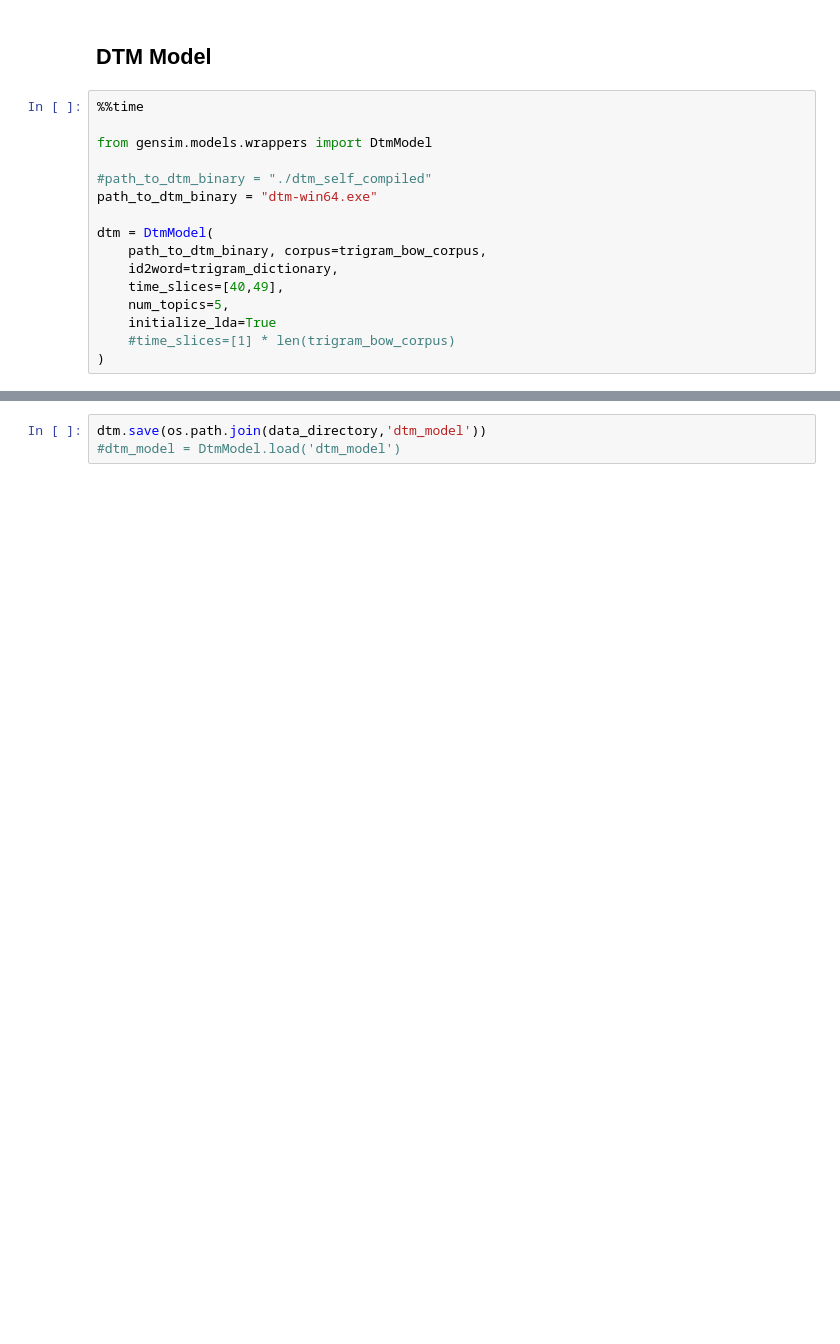
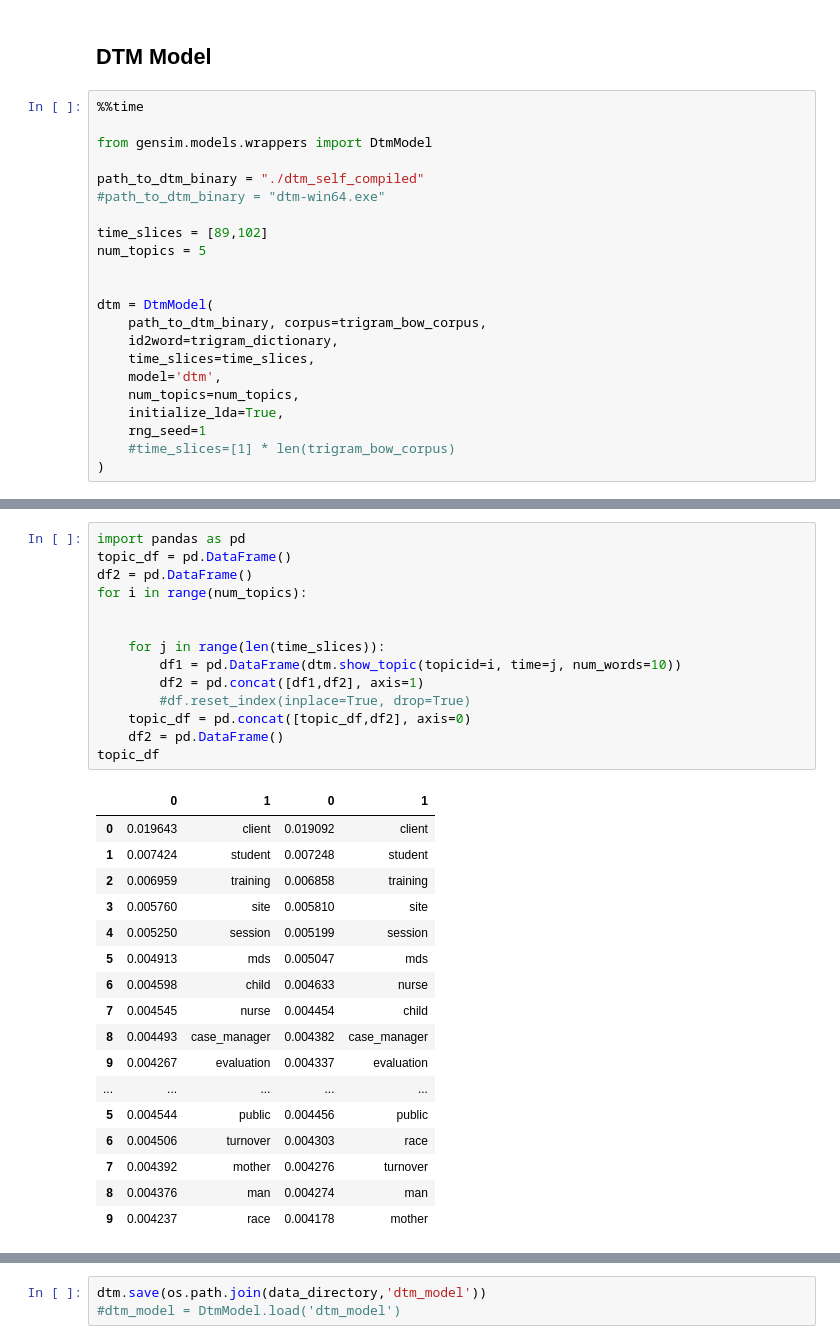
Before and after one commit to bcbarsness/GerontologyML, a Jupyter notebook: NLP-TopicModeling.ipynb, the cells around one changed output, grey strips where cells are left out. Cells and saved outputs as stored; diff of their text form; blank space fills up the shorter version.

```diff
--- a/NLP-TopicModeling.ipynb
+++ b/NLP-TopicModeling.ipynb
@@ -69,15 +89,21 @@ array([[0.99999994, 0.10005258, 0.02636601, ..., 0.05520397, 0.23677723,
 
 from gensim.models.wrappers import DtmModel
 
-#path_to_dtm_binary = "./dtm_self_compiled"
-path_to_dtm_binary = "dtm-win64.exe"
+path_to_dtm_binary = "./dtm_self_compiled"
+#path_to_dtm_binary = "dtm-win64.exe"
+
+time_slices = [89,102]
+num_topics = 5
+
 
 dtm = DtmModel(
     path_to_dtm_binary, corpus=trigram_bow_corpus,
     id2word=trigram_dictionary,
-    time_slices=[40,49],
-    num_topics=5,
-    initialize_lda=True
+    time_slices=time_slices,
+    model='dtm',
+    num_topics=num_topics,
+    initialize_lda=True,
+    rng_seed=1
     #time_slices=[1] * len(trigram_bow_corpus)
 )
 # %% [output]
@@ -84,0 +112,32 @@ OSError: [WinError 216] This version of %1 is not compatible with the version of
+# %%
+import pandas as pd
+topic_df = pd.DataFrame()
+df2 = pd.DataFrame()
+for i in range(num_topics):
+
+
+    for j in range(len(time_slices)):
+        df1 = pd.DataFrame(dtm.show_topic(topicid=i, time=j, num_words=10))
+        df2 = pd.concat([df1,df2], axis=1)
+        #df.reset_index(inplace=True, drop=True)
+    topic_df = pd.concat([topic_df,df2], axis=0)
+    df2 = pd.DataFrame()
+topic_df
+# %% [output]
+|  | 0 | 1 | 0 | 1 |
+| 0 | 0.019643 | client | 0.019092 | client |
+| 1 | 0.007424 | student | 0.007248 | student |
+| 2 | 0.006959 | training | 0.006858 | training |
+| 3 | 0.005760 | site | 0.005810 | site |
+| 4 | 0.005250 | session | 0.005199 | session |
+| 5 | 0.004913 | mds | 0.005047 | mds |
+| 6 | 0.004598 | child | 0.004633 | nurse |
+| 7 | 0.004545 | nurse | 0.004454 | child |
+| 8 | 0.004493 | case_manager | 0.004382 | case_manager |
+| 9 | 0.004267 | evaluation | 0.004337 | evaluation |
+| ... | ... | ... | ... | ... |
+| 5 | 0.004544 | public | 0.004456 | public |
+| 6 | 0.004506 | turnover | 0.004303 | race |
+| 7 | 0.004392 | mother | 0.004276 | turnover |
+| 8 | 0.004376 | man | 0.004274 | man |
+| 9 | 0.004237 | race | 0.004178 | mother |
```
Also changed, not shown: parts of 16 cells of this notebook, 5 other files.
